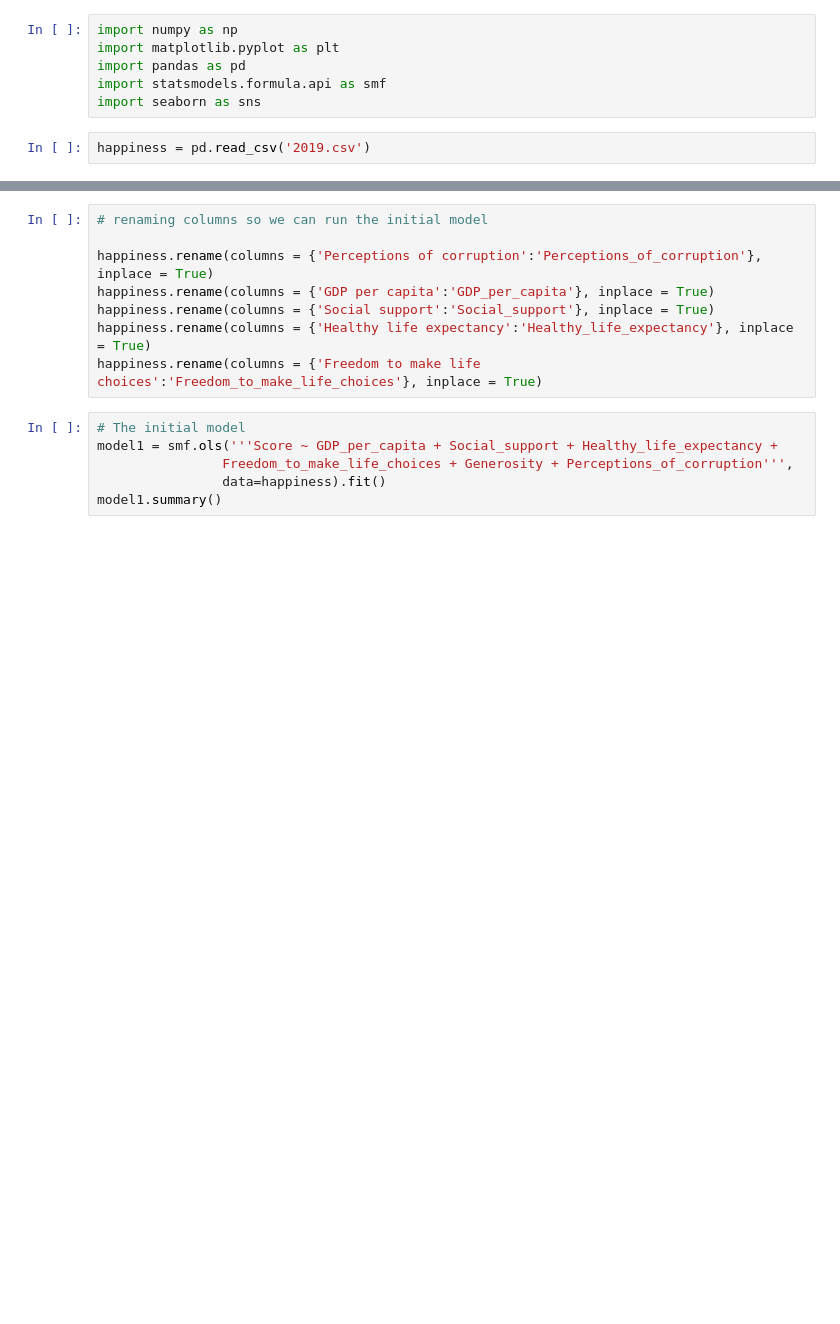
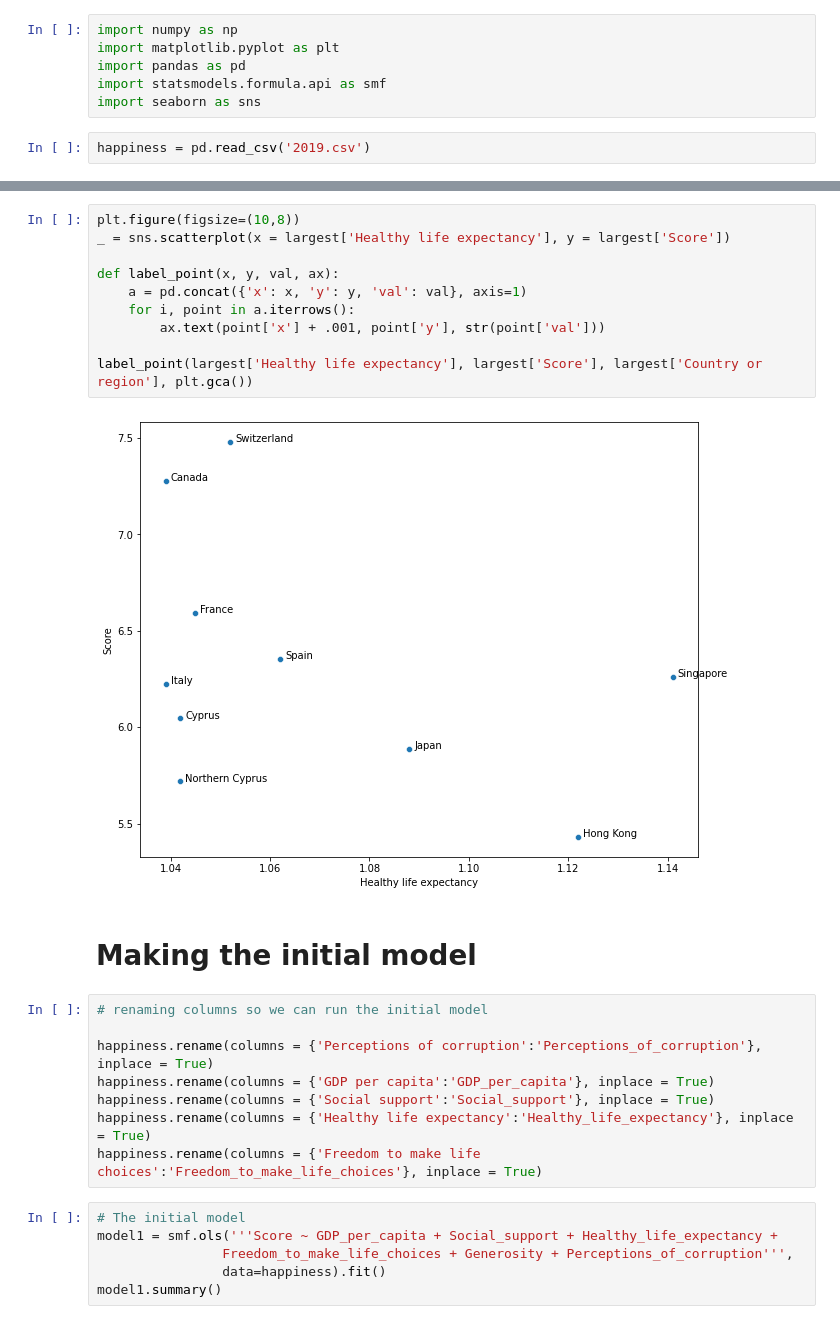
Before and after one commit to my-doan/happiness, a Jupyter notebook: notebook.ipynb, the cells around one changed output, grey strips where cells are left out. Drawn from its saved outputs; the diff is of its cells as text; blank space fills up the shorter version.

```diff
--- a/notebook.ipynb
+++ b/notebook.ipynb
@@ -18,3 +42,17 @@ happiness.head()
+# %%
+plt.figure(figsize=(10,8))
+_ = sns.scatterplot(x = largest['Healthy life expectancy'], y = largest['Score'])
+
+def label_point(x, y, val, ax):
+    a = pd.concat({'x': x, 'y': y, 'val': val}, axis=1)
+    for i, point in a.iterrows():
+        ax.text(point['x'] + .001, point['y'], str(point['val']))
+
+label_point(largest['Healthy life expectancy'], largest['Score'], largest['Country or region'], plt.gca())
+# %% [output]
+[figure, added]
+# %% [markdown]
+# Making the initial model
 # %%
 # renaming columns so we can run the initial model
 
```
Also changed, not shown: parts of 4 cells of this notebook.
